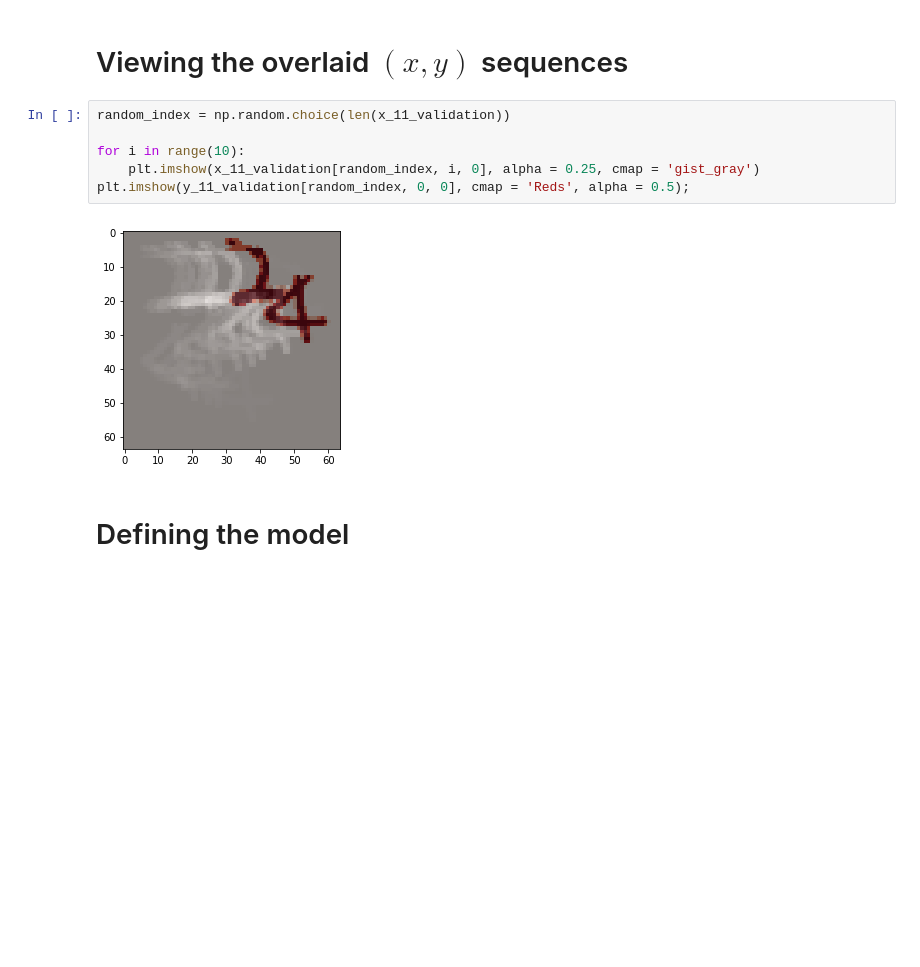
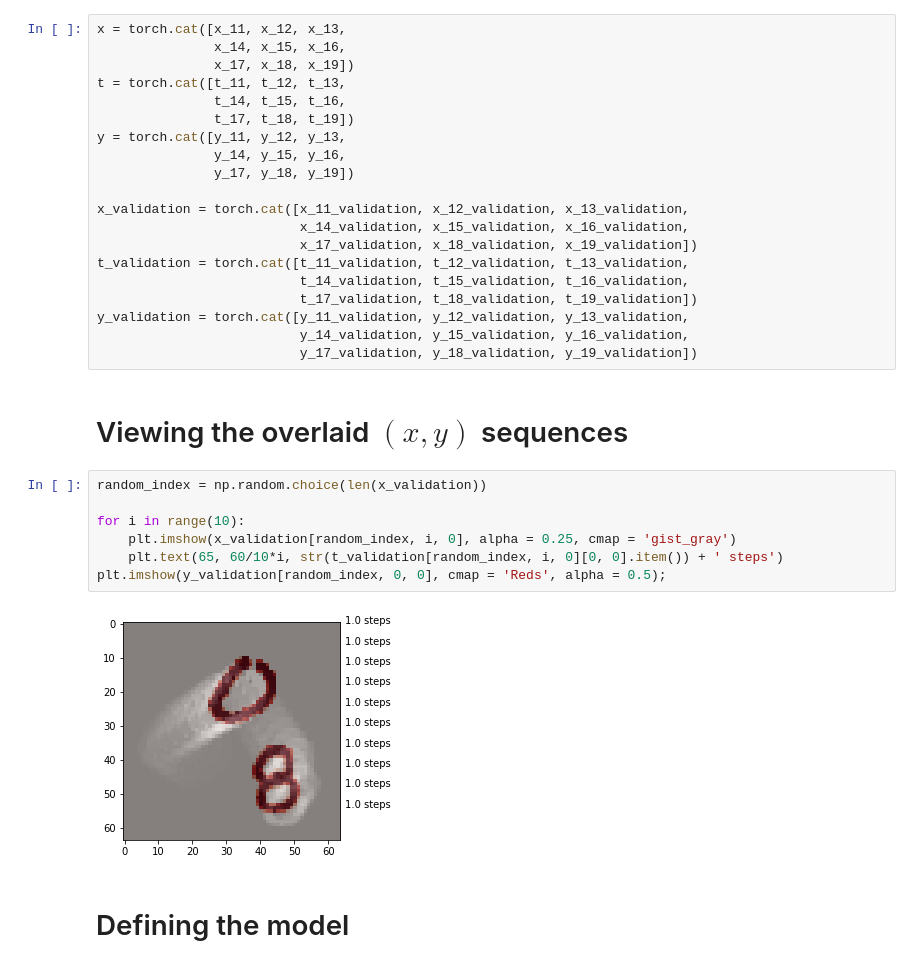
Before and after one commit to jdiaz4302/ConvTimeLSTM, a Jupyter notebook: 05_MissingMNIST_ConvTimeLSTM.ipynb, the cells around one changed output. Cells and saved outputs as stored; diff of their text form; blank space fills up the shorter version.

```diff
--- a/05_MissingMNIST_ConvTimeLSTM.ipynb
+++ b/05_MissingMNIST_ConvTimeLSTM.ipynb
@@ -198,16 +196,37 @@ x_18_validation, y_18_validation, t_18_validation = sep_x_y(validation_data[7][0
                                                             validation_delta_Ts[7][0])
 x_19_validation, y_19_validation, t_19_validation = sep_x_y(validation_data[8][0],
                                                             validation_delta_Ts[8][0])
+# %%
+x = torch.cat([x_11, x_12, x_13,
+               x_14, x_15, x_16,
+               x_17, x_18, x_19])
+t = torch.cat([t_11, t_12, t_13,
+               t_14, t_15, t_16,
+               t_17, t_18, t_19])
+y = torch.cat([y_11, y_12, y_13,
+               y_14, y_15, y_16,
+               y_17, y_18, y_19])
+
+x_validation = torch.cat([x_11_validation, x_12_validation, x_13_validation,
+                          x_14_validation, x_15_validation, x_16_validation,
+                          x_17_validation, x_18_validation, x_19_validation])
+t_validation = torch.cat([t_11_validation, t_12_validation, t_13_validation,
+                          t_14_validation, t_15_validation, t_16_validation,
+                          t_17_validation, t_18_validation, t_19_validation])
+y_validation = torch.cat([y_11_validation, y_12_validation, y_13_validation,
+                          y_14_validation, y_15_validation, y_16_validation,
+                          y_17_validation, y_18_validation, y_19_validation])
 # %% [markdown]
 # Viewing the overlaid $(x, y)$ sequences
 # %%
-random_index = np.random.choice(len(x_11_validation))
+random_index = np.random.choice(len(x_validation))
 
 for i in range(10):
-    plt.imshow(x_11_validation[random_index, i, 0], alpha = 0.25, cmap = 'gist_gray')
-plt.imshow(y_11_validation[random_index, 0, 0], cmap = 'Reds', alpha = 0.5);
+    plt.imshow(x_validation[random_index, i, 0], alpha = 0.25, cmap = 'gist_gray')
+    plt.text(65, 60/10*i, str(t_validation[random_index, i, 0][0, 0].item()) + ' steps')
+plt.imshow(y_validation[random_index, 0, 0], cmap = 'Reds', alpha = 0.5);
 # %% [output]
-[figure, old version]
+[figure, new version]
 # %% [markdown]
 # Defining the model
 # %%
```
Also changed, not shown: parts of 12 cells of this notebook.
